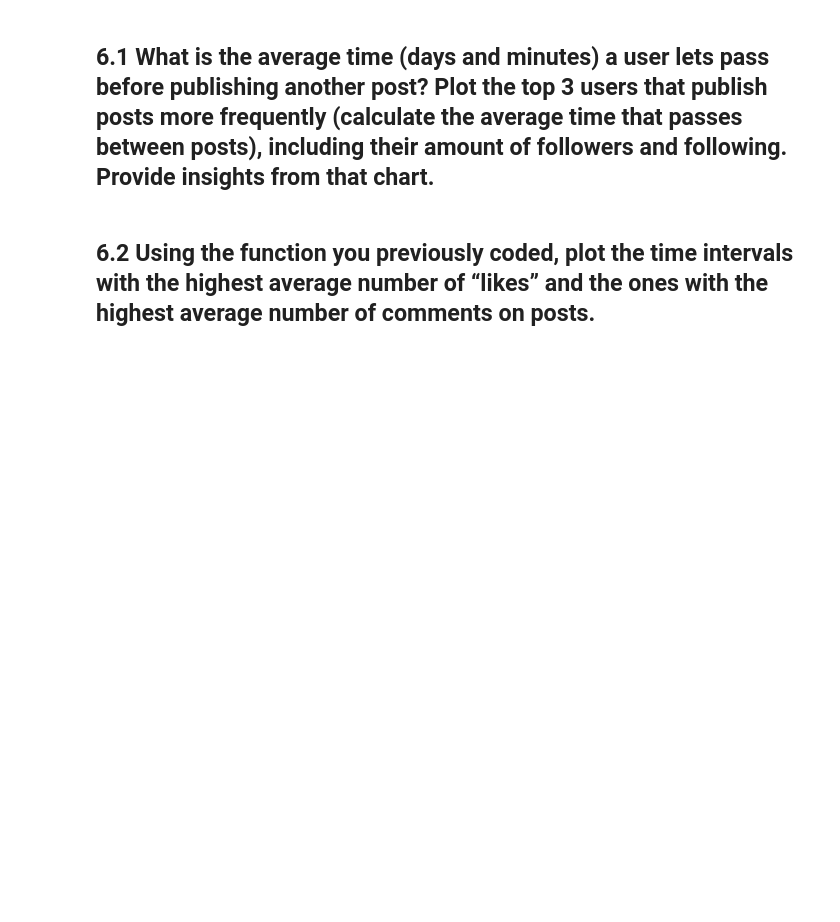
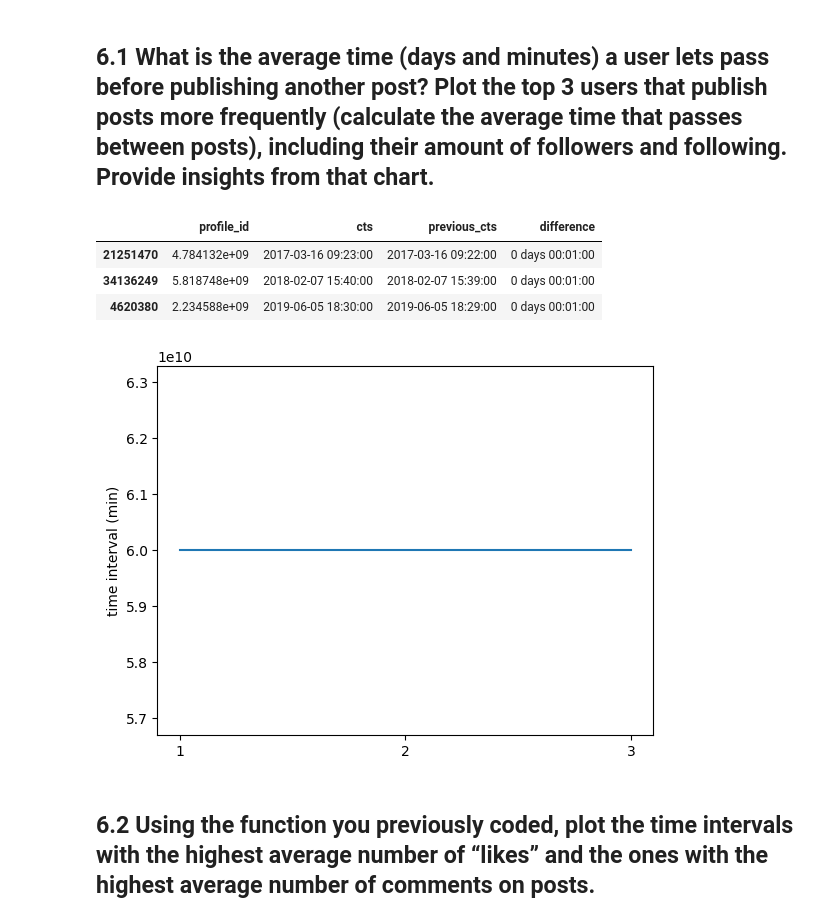
Before and after one commit to Sciok2000/ADM-2022-Homework2, a Jupyter notebook: HW_2.ipynb, the cells around one changed output. Cells and saved outputs as stored; diff of their text form; code cells hidden in the pictures; blank space fills up the shorter version.

```diff
--- a/HW_2.ipynb
+++ b/HW_2.ipynb
@@ -707,6 +714,36 @@ average number of followers: 58749283
 # [RQ6] It's time to get information from the user posting effectiveness.
 # %% [markdown]
 ## 6.1 What is the average time (days and minutes) a user lets pass before publishing another post? Plot the top 3 users that publish posts more frequently (calculate the average time that passes between posts), including their amount of followers and following. Provide insights from that chart.
+# %%
+def time_intervals():
+    df_R6 = pd.DataFrame({'profile_id': df_posts['profile_id'], 'cts': pd.to_datetime(df_posts['cts']).dt.floor('T')})
+    df_R6 = df_R6.sort_values(by=["profile_id","cts"])
+    df_R6['previous_cts'] = df_R6.groupby('profile_id')['cts'].shift()
+    df_R6['difference'] = df_R6['cts'] - df_R6['previous_cts']
+    df_R6['difference'] = df_R6['difference'].fillna(pd.Timedelta("0 days 00:00:00"))
+    return df_R6
+# %%
+df_R6 = time_intervals()
+df_R6_na = df_R6.dropna()
+df_R6_na = df_R6.groupby('profile_id').mean(numeric_only = False)
+
+result = df_R6[df_R6['difference'] != pd.Timedelta("0 days 00:00:00")].sort_values('difference').head(3)
+# %%
+result #TOP 3 USERS
+# %% [output]
+|  | profile_id | cts | previous_cts | difference |
+| 21251470 | 4.784132e+09 | 2017-03-16 09:23:00 | 2017-03-16 09:22:00 | 0 days 00:01:00 |
+| 34136249 | 5.818748e+09 | 2018-02-07 15:40:00 | 2018-02-07 15:39:00 | 0 days 00:01:00 |
+| 4620380 | 2.234588e+09 | 2019-06-05 18:30:00 | 2019-06-05 18:29:00 | 0 days 00:01:00 |
+# %%
+
+plt.ylabel('time interval (min)')
+
+plt.plot(['1','2','3'],result.difference)
+
+plt.show()
+# %% [output]
+[figure, added]
 # %% [markdown]
 ## 6.2 Using the function you previously coded, plot the time intervals with the highest average number of “likes” and the ones with the highest average number of comments on posts.
 # %% [markdown]
```
Also changed, not shown: parts of 32 cells of this notebook.
